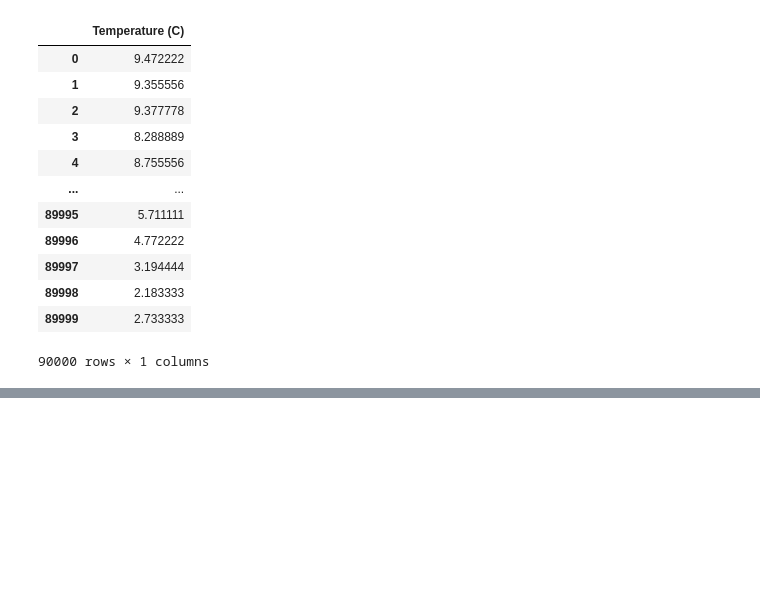
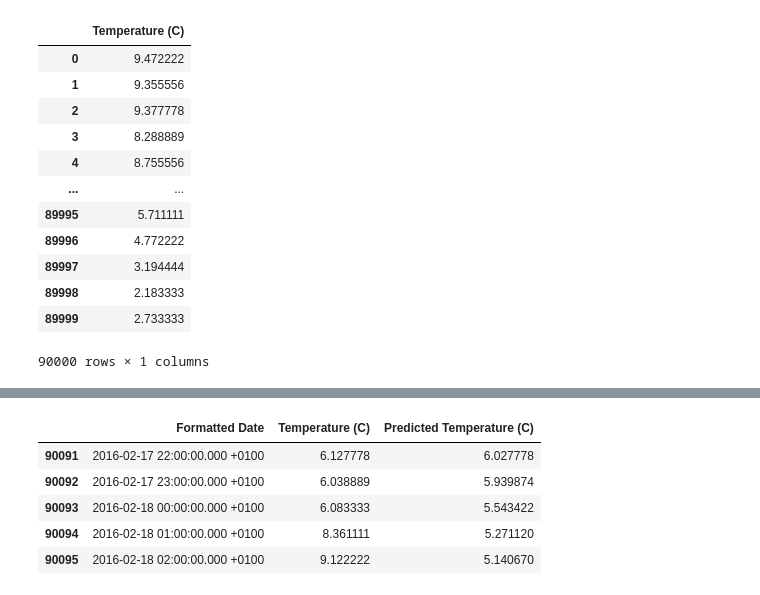
Before and after one commit to patakib/weather_analysis_RNN, a Jupyter notebook: weather_analysis_RNN.ipynb, the cells around one changed output, grey strips where cells are left out. Cells and saved outputs as stored; diff of their text form; code cells hidden in the pictures; blank space fills up the shorter version.

```diff
--- a/weather_analysis_RNN.ipynb
+++ b/weather_analysis_RNN.ipynb
@@ -211,0 +391,10 @@ array([[11.711549 ],
+# %%
+plotdf = plotdf.iloc[90:]
+plotdf
+# %% [output]
+|  | Formatted Date | Temperature (C) | Predicted Temperature (C) |
+| 90091 | 2016-02-17 22:00:00.000 +0100 | 6.127778 | 6.027778 |
+| 90092 | 2016-02-17 23:00:00.000 +0100 | 6.038889 | 5.939874 |
+| 90093 | 2016-02-18 00:00:00.000 +0100 | 6.083333 | 5.543422 |
+| 90094 | 2016-02-18 01:00:00.000 +0100 | 8.361111 | 5.271120 |
+| 90095 | 2016-02-18 02:00:00.000 +0100 | 9.122222 | 5.140670 |
```
Also changed, not shown: parts of 43 cells of this notebook.
